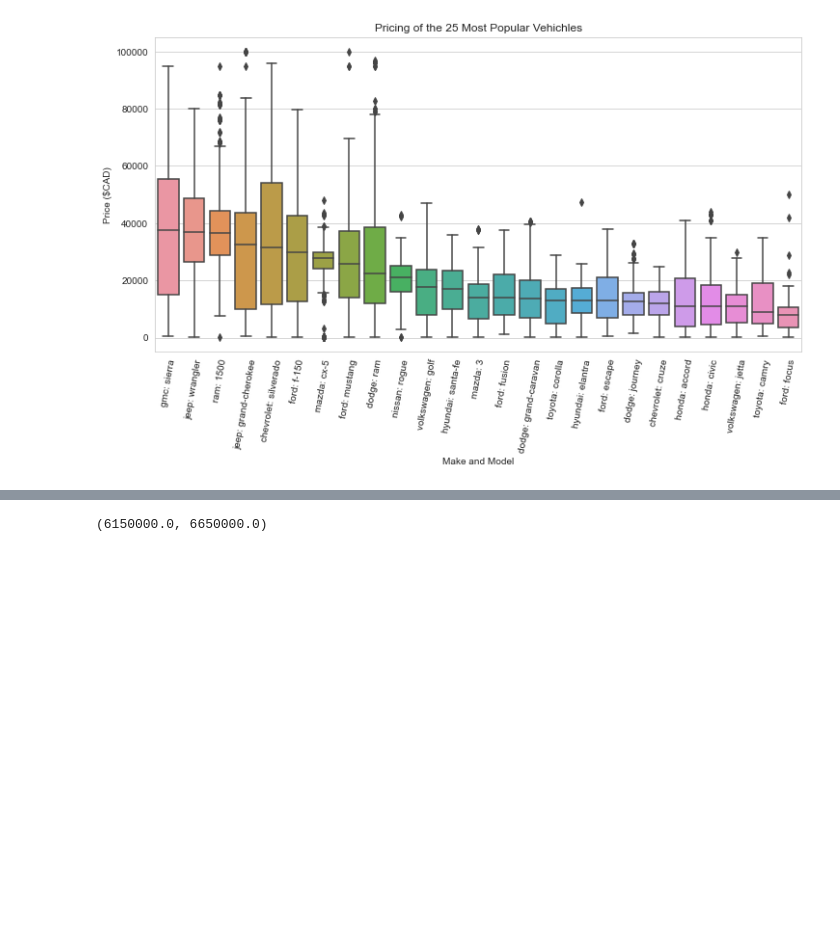
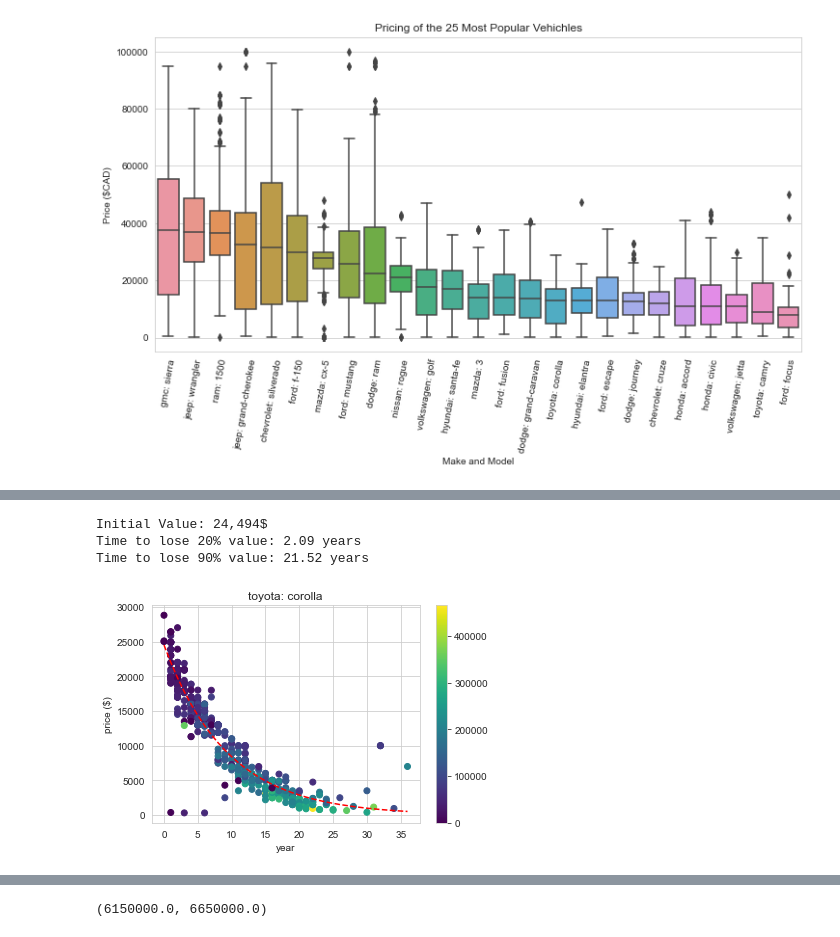
Before and after one commit to asylve/Craiglist-Cars-Study, a Jupyter notebook: EDA.ipynb, the cells around one changed output, grey strips where cells are left out. Drawn from its saved outputs; the diff is of its cells as text; code cells hidden in the pictures; blank space fills up the shorter version.

Commit message:
added depreciation data

```diff
--- a/EDA.ipynb
+++ b/EDA.ipynb
@@ -206 +211,33 @@ for thing in [' sedan', ' truck', ' SUV']:
 [figure]
+# %%
+from scipy.optimize import curve_fit
+def func(x, a, b):
+    return a * np.exp(-b*x)
+
+def plot_depr(data, func, model):
+    df = data[(data['make_model0']==model) & (data['age']<=50)].sort_values(by='age')#filter out for up to 30 year-old models
+    xdata = df['age']
+    ydata = df['price']
+    carplt = plt.scatter(xdata, ydata, c=df['odometer'], cmap='viridis')
+
+    popt, _ = curve_fit(func, xdata, ydata, p0=[4e4, 0.1])
+    plt.plot(xdata, func(xdata, *popt), 'r--')
+    init = popt[0]
+    depr20 = -np.log(0.80)/popt[1]
+    depr90 = -np.log(0.10)/popt[1]
+    print('Initial Value: {:,.0f}$'.format(init))
+    print('Time to lose 20% value: {:.2f} years'.format(depr20))
+    print('Time to lose 90% value: {:.2f} years'.format(depr90))
+
+    plt.colorbar(carplt)
+    plt.xlabel('year')
+    plt.ylabel('price ($)')
+    plt.title(model)
+    plt.show()
+
+plot_depr(cars, func, 'toyota: corolla')
+# %% [output]
+Initial Value: 24,494$
+Time to lose 20% value: 2.09 years
+Time to lose 90% value: 21.52 years
+[figure, added]
```
Also changed, not shown: parts of 12 cells of this notebook.
